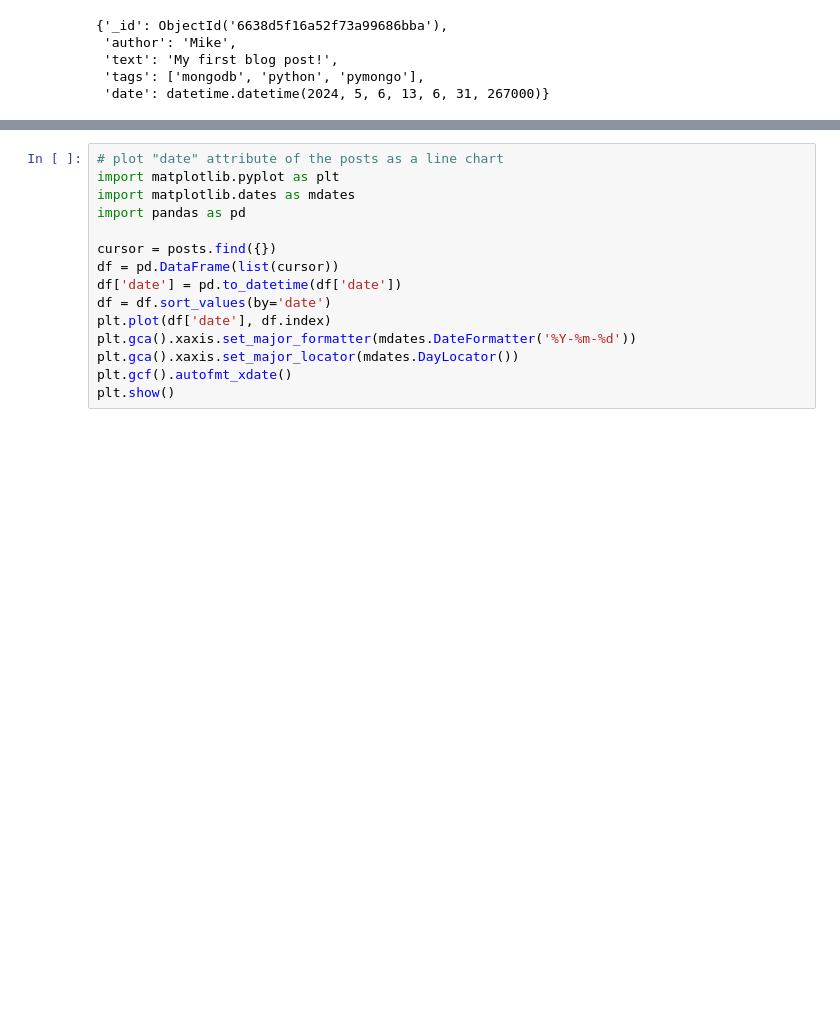
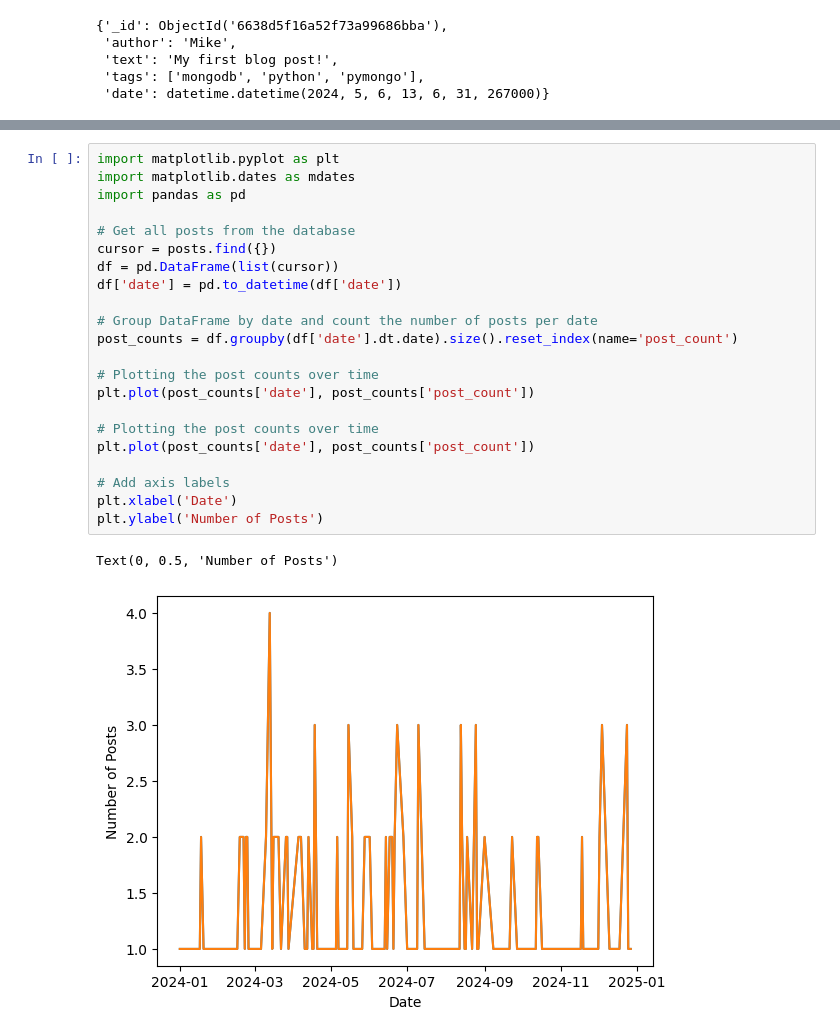
Before and after one commit to MartinDieCooleSocke420/sem2_big_data_tech, a Jupyter notebook: mongoDB.ipynb, the cells around one changed output, grey strips where cells are left out. Cells and saved outputs as stored; diff of their text form; blank space fills up the shorter version.

Commit message:
added graphs

```diff
--- a/mongoDB.ipynb
+++ b/mongoDB.ipynb
@@ -66,15 +67,25 @@ print(posts.count_documents({}))
-# %%
-# plot "date" attribute of the posts as a line chart
-import matplotlib.pyplot as plt
-import matplotlib.dates as mdates
-import pandas as pd
-
-cursor = posts.find({})
-df = pd.DataFrame(list(cursor))
-df['date'] = pd.to_datetime(df['date'])
-df = df.sort_values(by='date')
-plt.plot(df['date'], df.index)
-plt.gca().xaxis.set_major_formatter(mdates.DateFormatter('%Y-%m-%d'))
-plt.gca().xaxis.set_major_locator(mdates.DayLocator())
-plt.gcf().autofmt_xdate()
-plt.show()
+# %%
+import matplotlib.pyplot as plt
+import matplotlib.dates as mdates
+import pandas as pd
+
+# Get all posts from the database
+cursor = posts.find({})
+df = pd.DataFrame(list(cursor))
+df['date'] = pd.to_datetime(df['date'])
+
+# Group DataFrame by date and count the number of posts per date
+post_counts = df.groupby(df['date'].dt.date).size().reset_index(name='post_count')
+
+# Plotting the post counts over time
+plt.plot(post_counts['date'], post_counts['post_count'])
+
+# Plotting the post counts over time
+plt.plot(post_counts['date'], post_counts['post_count'])
+
+# Add axis labels
+plt.xlabel('Date')
+plt.ylabel('Number of Posts')
+# %% [output]
+Text(0, 0.5, 'Number of Posts')
+[figure, added]
```
Also changed, not shown: parts of 3 cells of this notebook, 1 other file.
